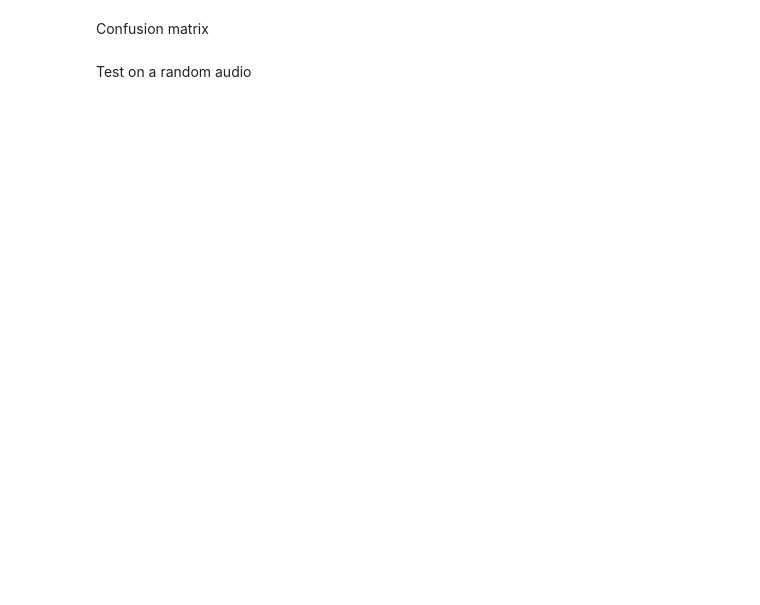
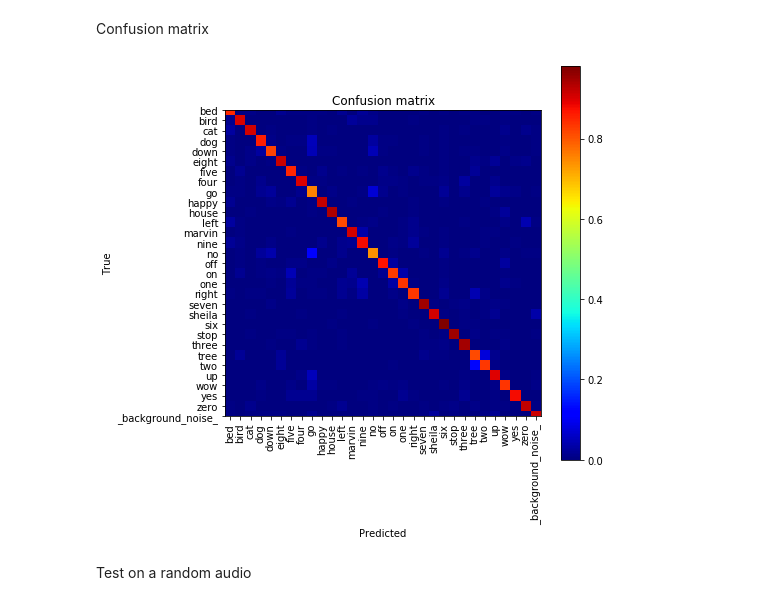
Before and after one commit to Fede5991/HumanDataAnalytics, a Jupyter notebook: Speech - CNN1.ipynb, the cells around one changed output. Cells and saved outputs as stored; diff of their text form; code cells hidden in the pictures; blank space fills up the shorter version.

```diff
--- a/Speech - CNN1.ipynb
+++ b/Speech - CNN1.ipynb
@@ -80,9 +82,9 @@ def Classifier(i,hm,optimizer,op):
     elif optimizer=='rmsprop':
         Optimizer=keras.optimizers.RMSprop(lr=0.001, rho=0.9, epsilon=None, decay=0.0)
     elif optimizer=='adagrad':
-        Optimizer=keras.optimizers.Adagrad(lr=0.01, epsilon=None, decay=0.0)
+        Optimizer='adagrad'
     elif optimizer=='adadelta':
-        Optimizer=keras.optimizers.Adagrad(lr=0.01, epsilon=None, decay=0.0)
+        Optimizer=keras.optimizers.Adadelta(lr=1.0, rho=0.95,epsilon=None, decay=0.0)
     elif optimizer=='adam':
         Optimizer=keras.optimizers.Adam(lr=0.001, beta_1=0.9, beta_2=0.999, epsilon=None, decay=0.0, amsgrad=False)
     elif optimizer=='adamax':
@@ -116,12 +118,14 @@ best_hp = np.zeros((variables,1))
 for i in range(variables):
     best_hp[i]=final[i]
 # %%
+op = [[],[0.01,0,0,0],[0.001,0.9,0,0],[0.01,0,0],[1,0.95,0,0],[0.001,0.9,0.999,0,0,0],
+      [0.002,0.9,0.999,0,0],[0.002,0.9,0.999,0,0.004]]
 training_accuracy=[]
 validation_accuracy=[]
 test_scores=[]
 optimizers = ['radam','sgd','rmsprop','adagrad','adadelta','adam','adamax','nadam']
 
-epochs=3
+epochs=100
 j=0
 for optimizer in tqdm(optimizers):
         mc = ModelCheckpoint('best_model_'+optimizer+'.h5', monitor='val_loss', mode='min',
@@ -166,15 +185,17 @@ plot_test_scores(scores,y,model)
 Confusion matrix
 # %%
 classifier=Classifier(0,best_hp,optimizer,op[0])
-classifier.load_weights('best_model_radam.h5')
+classifier.load_weights('best_model_sgd.h5')
 predictions = classifier.predict(test_set)
 new_test_labels = np.zeros(test_labels.shape[0])
 for i in range(test_labels.shape[0]):
     new_test_labels[i]=np.argmax(test_labels[i])
 y_pred = np.zeros(test_labels.shape[0])
 for i in range(test_labels.shape[0]):
     y_pred[i]=np.argmax(predictions[i])
 plot_confusion_matrix(new_test_labels,y_pred,words_name,model)
+# %% [output]
+[figure, added]
 # %% [markdown]
 Test on a random audio
 # %%
```
Also changed, not shown: parts of 5 cells of this notebook.
